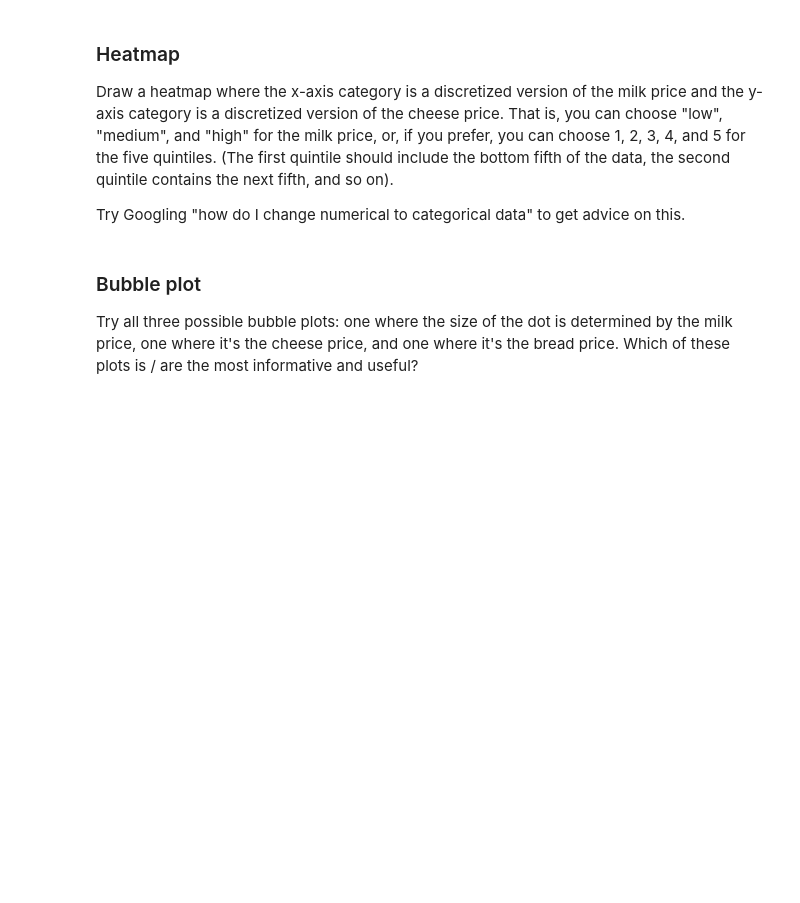
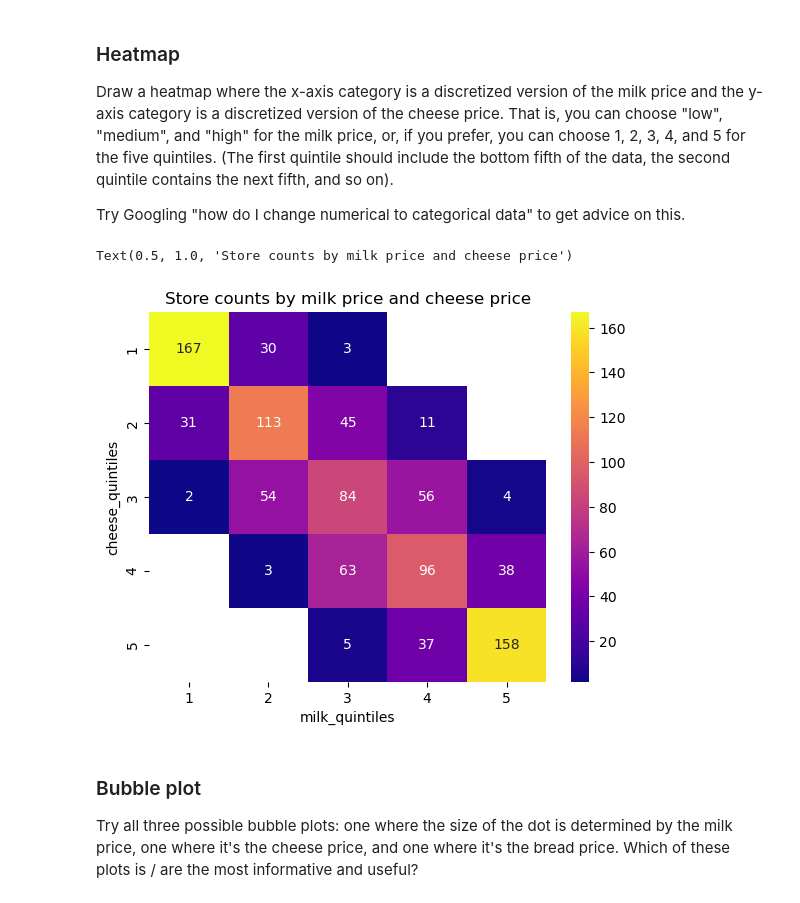
Before and after one commit to keshleem/dx699-summerai-homework8, a Jupyter notebook: Week8.ipynb, the cells around one changed output. Cells and saved outputs as stored; diff of their text form; code cells hidden in the pictures; blank space fills up the shorter version.

Commit message:
completed graph question, completing hw question

```diff
--- a/Week8.ipynb
+++ b/Week8.ipynb
@@ -226,6 +231,19 @@ df3 = pd.DataFrame({"milk": milk_series, "cheese": cheese_series, "bread": bread
 Draw a heatmap where the x-axis category is a discretized version of the milk price and the y-axis category is a discretized version of the cheese price.  That is, you can choose "low", "medium", and "high" for the milk price, or, if you prefer, you can choose 1, 2, 3, 4, and 5 for the five quintiles.  (The first quintile should include the bottom fifth of the data, the second quintile contains the next fifth, and so on).
 
 Try Googling "how do I change numerical to categorical data" to get advice on this.
+# %%
+# Heatmap where x-axis is milk price and y-axis is cheese price
+df3['milk_quintiles'] = pd.qcut(df3['milk'], q=5, labels=[1, 2, 3, 4, 5])
+df3['cheese_quintiles'] = pd.qcut(df3['cheese'], q=5, labels=[1, 2, 3, 4, 5])
+
+# 5x5 grid for the heatmap
+grid_quintiles = df3.pivot_table(index='cheese_quintiles', columns='milk_quintiles', values='bread', aggfunc='count', observed=True)
+
+milk_cheese_map = sns.heatmap(grid_quintiles, cmap='plasma', annot=True, fmt='.0f')
+milk_cheese_map.set_title('Store counts by milk price and cheese price')
+# %% [output]
+Text(0.5, 1.0, 'Store counts by milk price and cheese price')
+[figure, added]
 # %% [markdown]
 ### Bubble plot
 
```
Also changed, not shown: parts of 7 cells of this notebook.
